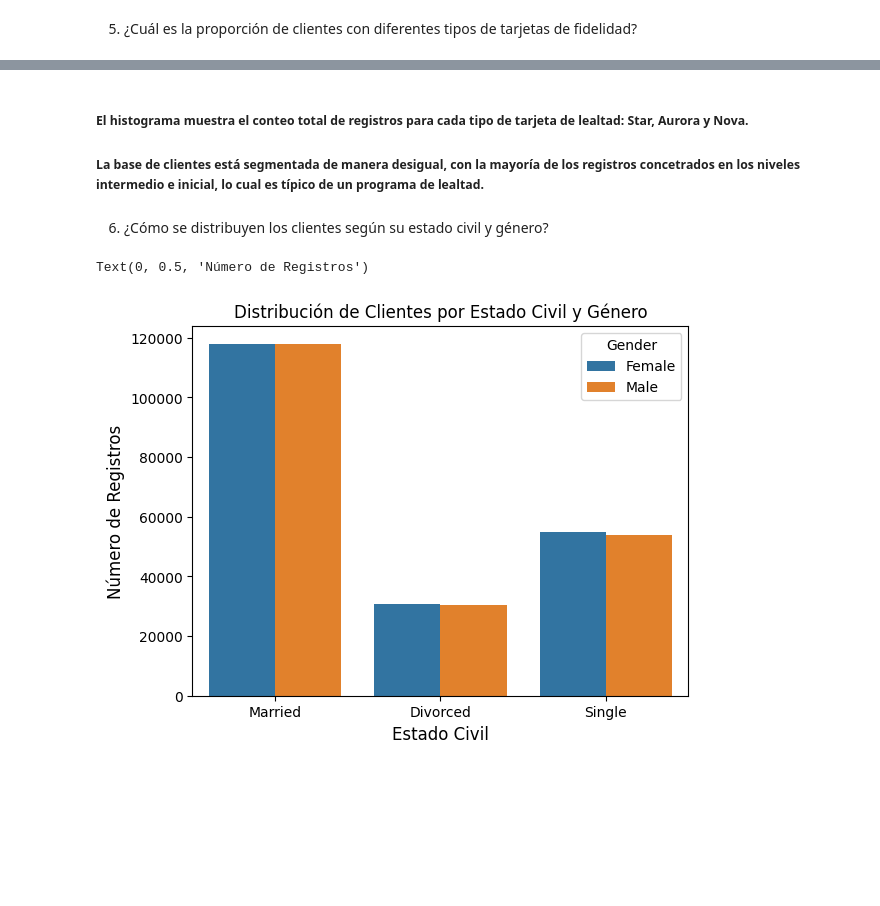
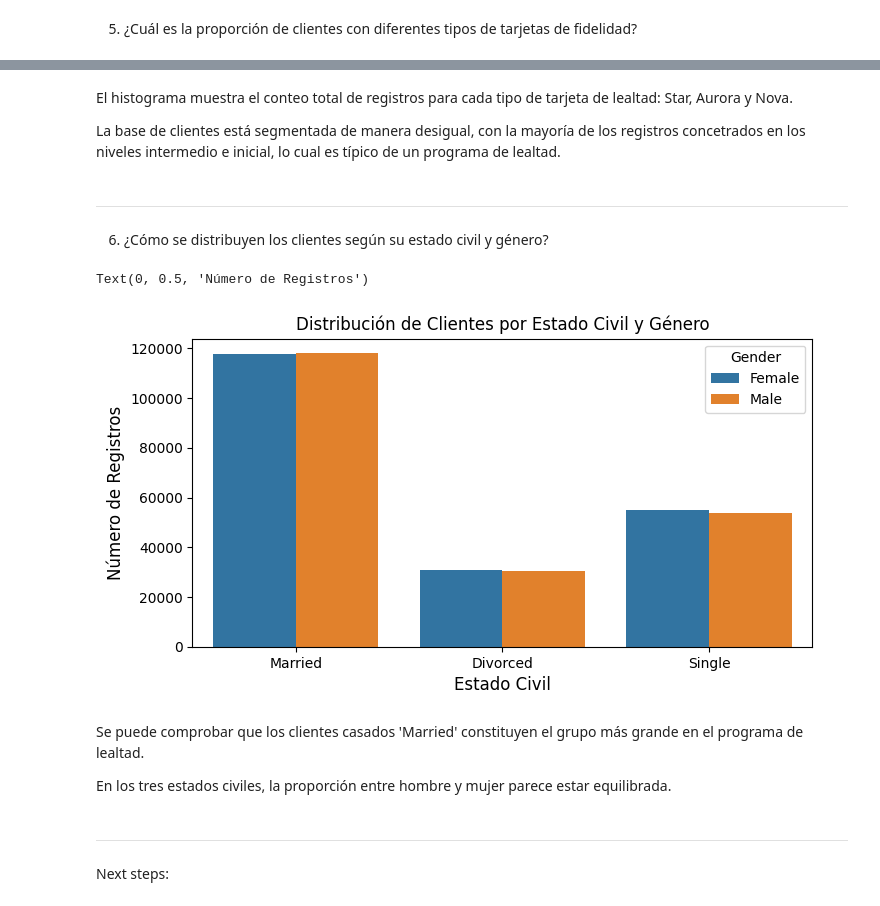
Before and after one commit to Adalab/bda-modulo-3-evaluacion-final-patrimerchan, a Jupyter notebook: Evaluacion_Final_Modulo_3.ipynb, the cells around one changed output, grey strips where cells are left out. Cells and saved outputs as stored; diff of their text form; code cells hidden in the pictures; blank space fills up the shorter version.

```diff
--- a/Evaluacion_Final_Modulo_3.ipynb
+++ b/Evaluacion_Final_Modulo_3.ipynb
@@ -967,15 +1043,27 @@ Text(0, 0.5, 'Número de Registros')
 # %% [markdown]
-##### El histograma muestra el conteo total de registros para cada tipo de tarjeta de lealtad: Star, Aurora y Nova.
+El histograma muestra el conteo total de registros para cada tipo de tarjeta de lealtad: Star, Aurora y Nova.
 
-##### La base de clientes está segmentada de manera desigual, con la mayoría de los registros concetrados en los niveles intermedio e inicial, lo cual es típico de un programa de lealtad.
+La base de clientes está segmentada de manera desigual, con la mayoría de los registros concetrados en los niveles intermedio e inicial, lo cual es típico de un programa de lealtad.
+# %% [markdown]
+___
 # %% [markdown]
 6. ¿Cómo se distribuyen los clientes según su estado civil y género?
 # %%
+plt.figure(figsize=(8, 4))
+
 sns.countplot(data=df_unido, x='Marital Status', hue='Gender')
 
 plt.title('Distribución de Clientes por Estado Civil y Género')
 plt.xlabel('Estado Civil', fontsize=12)
 plt.ylabel('Número de Registros', fontsize=12)
 # %% [output]
 Text(0, 0.5, 'Número de Registros')
-[figure, old version]
+[figure, new version]
+# %% [markdown]
+Se puede comprobar que los clientes casados 'Married' constituyen el grupo más grande en el programa de lealtad.
+
+En los tres estados civiles, la proporción entre hombre y mujer parece estar equilibrada.
+# %% [markdown]
+___
+# %% [markdown]
+Next steps:
```
Also changed, not shown: parts of 21 cells of this notebook, 1 other file.
